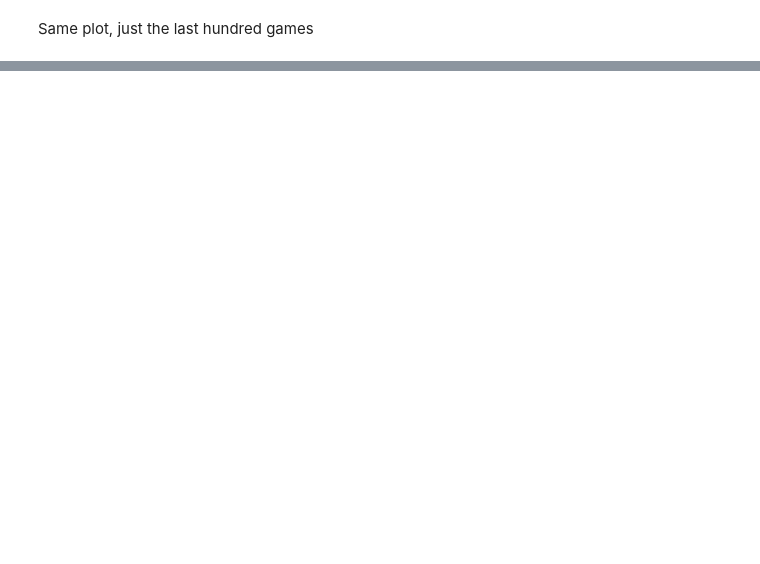
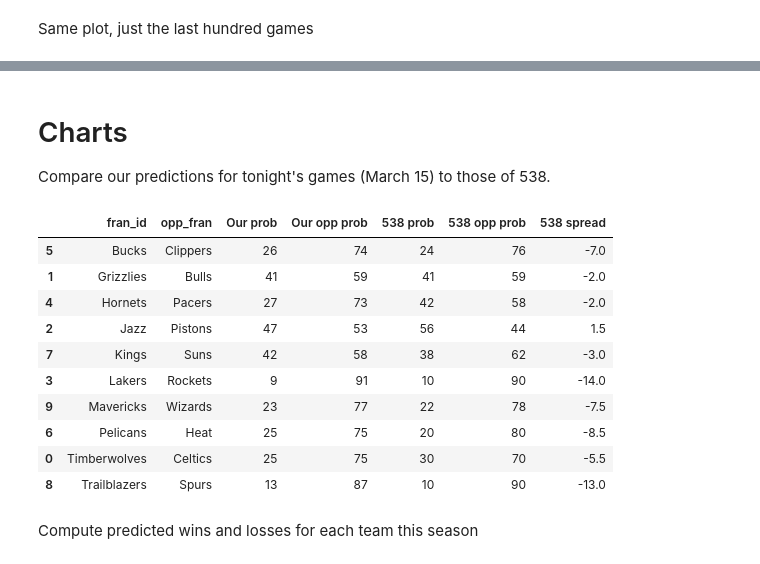
Before and after one commit to a-morr/nbacme, a Jupyter notebook: Visualizations.ipynb, the cells around one changed output, grey strips where cells are left out. Drawn from its saved outputs; the diff is of its cells as text; code cells hidden in the pictures; blank space fills up the shorter version.

```diff
--- a/Visualizations.ipynb
+++ b/Visualizations.ipynb
@@ -28,0 +80,20 @@ k.plot_Elo(['Cavaliers', 'Warriors', 'Spurs'], 100, window=25, order=5)
+# %% [markdown]
+# Charts
+
+Compare our predictions for tonight's games (March 15) to those of 538.
+# %%
+k.compare_to_538()
+# %% [output]
+|  | fran_id | opp_fran | Our prob | Our opp prob | 538 prob | 538 opp prob | 538 spread |
+| 5 | Bucks | Clippers | 26 | 74 | 24 | 76 | -7.0 |
+| 1 | Grizzlies | Bulls | 41 | 59 | 41 | 59 | -2.0 |
+| 4 | Hornets | Pacers | 27 | 73 | 42 | 58 | -2.0 |
+| 2 | Jazz | Pistons | 47 | 53 | 56 | 44 | 1.5 |
+| 7 | Kings | Suns | 42 | 58 | 38 | 62 | -3.0 |
+| 3 | Lakers | Rockets | 9 | 91 | 10 | 90 | -14.0 |
+| 9 | Mavericks | Wizards | 23 | 77 | 22 | 78 | -7.5 |
+| 6 | Pelicans | Heat | 25 | 75 | 20 | 80 | -8.5 |
+| 0 | Timberwolves | Celtics | 25 | 75 | 30 | 70 | -5.5 |
+| 8 | Trailblazers | Spurs | 13 | 87 | 10 | 90 | -13.0 |
+# %% [markdown]
+Compute predicted wins and losses for each team this season
```
Also changed, not shown: parts of 13 cells of this notebook.
